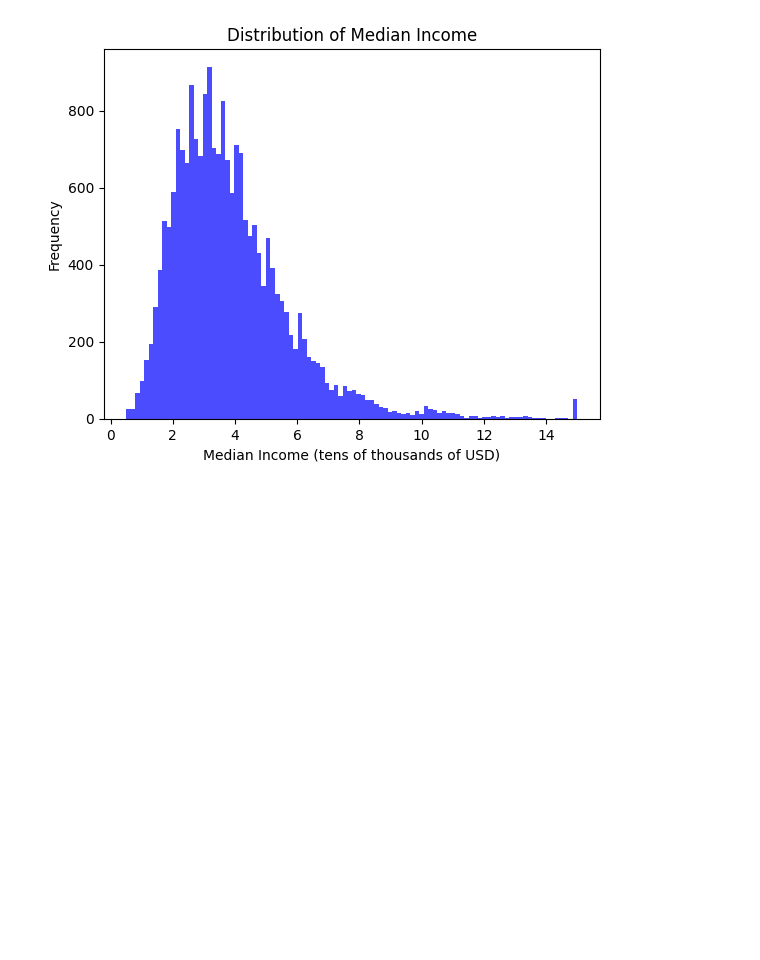
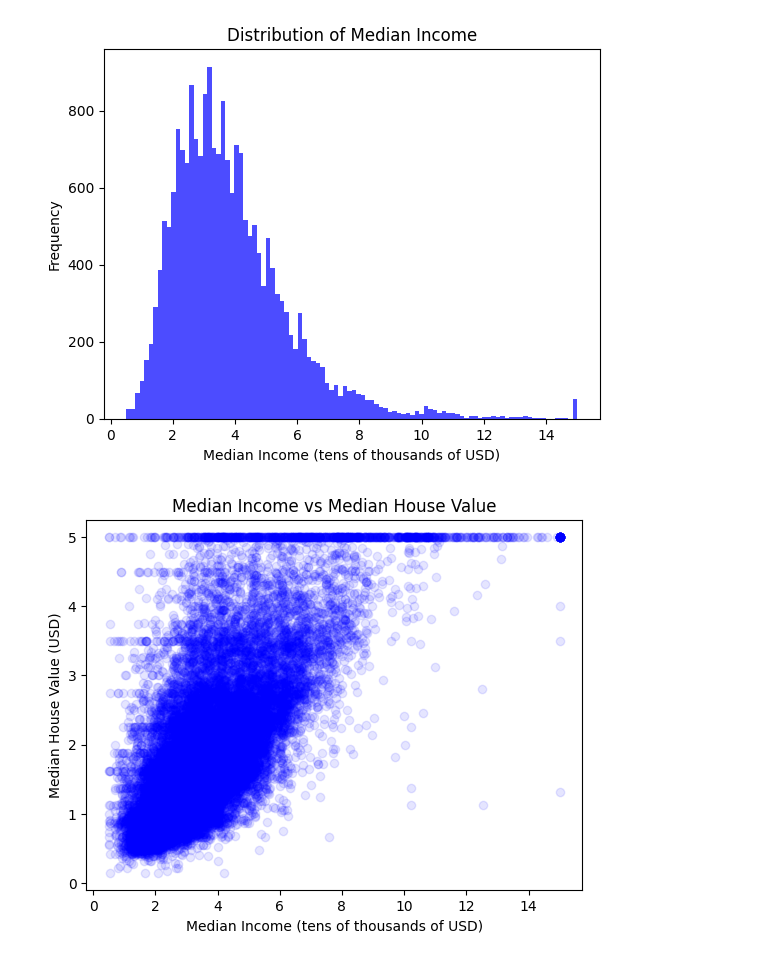
Before and after one commit to johnwdunn20/databricks-ai-hackathon, a Jupyter notebook: scikit_playground/intro.ipynb, the cells around one changed output. Cells and saved outputs as stored; diff of their text form; code cells hidden in the pictures; blank space fills up the shorter version.

```diff
--- a/scikit_playground/intro.ipynb
+++ b/scikit_playground/intro.ipynb
@@ -24,3 +25,14 @@ plt.ylabel('Frequency')
 plt.show()
 # %% [output]
 [figure]
+# %%
+# Scatter plot
+median_house_value = y
+# alpha has to do with transparency and can help with overplotting and making the plot more readable
+plt.scatter(med_income, median_house_value, color='blue', alpha=0.1)
+plt.title('Median Income vs Median House Value')
+plt.xlabel('Median Income (tens of thousands of USD)')
+plt.ylabel('Median House Value (USD)')
+plt.show()
+# %% [output]
+[figure, added]
```
Also changed, not shown: parts of 2 cells of this notebook.
